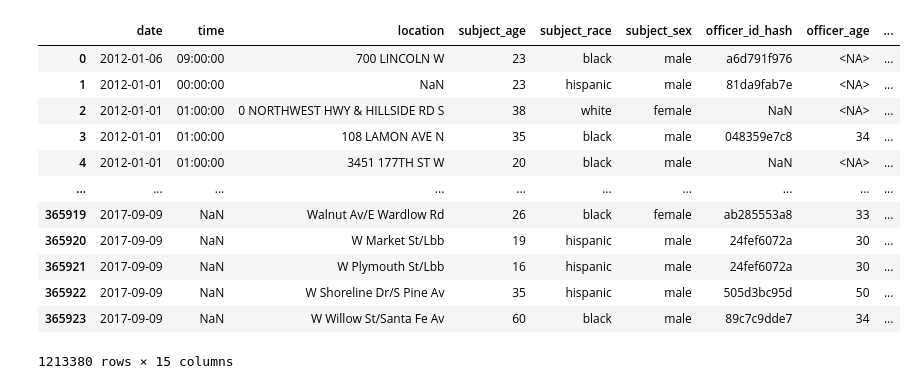
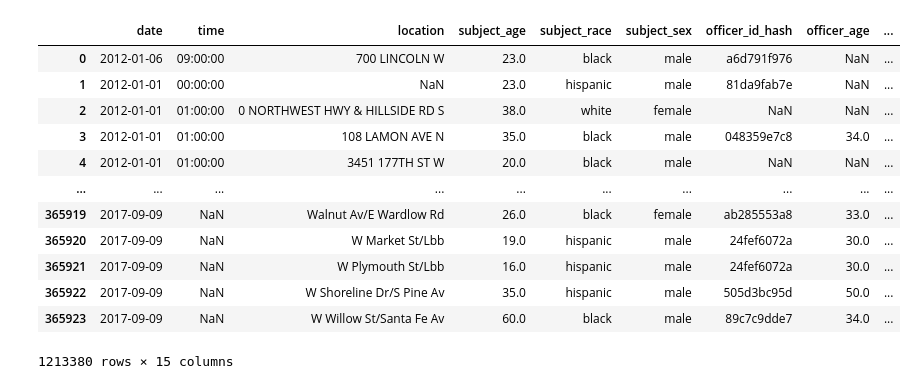
Before and after one commit to epfl-ada/ada-2020-project-milestone-p3-p3_beb, a Jupyter notebook: nb.ipynb, the cells around one changed output. Cells and saved outputs as stored; diff of their text form; code cells hidden in the pictures.

```diff
--- a/nb.ipynb
+++ b/nb.ipynb
@@ -3,29 +3,29 @@ import pandas as pd
 import numpy as np
 # %%
 DATA_FOLDER = 'data/'
-dtypes = {'date': 'str', 'time': 'str', 'location': 'str', 'subject_age': pd.Int32Dtype(), 'subject_race': 'category', 'subject_sex': 'category', 'officer_id_hash': 'str', 'officer_age': pd.Int32Dtype(), 'officer_sex': 'category', 'officer_years_of_service': pd.Int32Dtype(), 'type': 'category', 'violation': 'category', 'arrest_made': 'boolean', 'citation_issued': 'boolean', 'outcome': 'category'}
+dtypes = {'date': 'str', 'time': 'str', 'location': 'str', 'subject_age': 'float32', 'subject_race': 'category', 'subject_sex': 'category', 'officer_id_hash': 'str', 'officer_age': 'float32', 'officer_sex': 'category', 'officer_years_of_service': 'float32', 'type': 'category', 'violation': 'category', 'arrest_made': 'boolean', 'citation_issued': 'boolean', 'outcome': 'category'}
 cols = ['date', 'time', 'location', 'subject_age', 'subject_race', 'subject_sex', 'officer_id_hash', 'officer_age', 'officer_sex', 'officer_years_of_service', 'type', 'violation', 'arrest_made', 'citation_issued', 'outcome']
 
 il_ch = pd.read_csv(DATA_FOLDER + 'yg821jf8611_il_chicago_2020_04_01.csv.zip', usecols=cols, dtype=dtypes)
 fl_sw = pd.read_csv(DATA_FOLDER + 'yg821jf8611_fl_statewide_2020_04_01.csv.zip', usecols=cols, dtype=dtypes, parse_dates=['date'], nrows=1000)
 ca_lb = pd.read_csv(DATA_FOLDER + 'yg821jf8611_ca_long_beach_2020_04_01.csv.zip', usecols=[col for col in cols if col not in ['time', 'arrest_made']], dtype=dtypes)
 all_data = pd.concat([il_ch, fl_sw, ca_lb], axis=0)
 all_data.loc[(all_data.officer_years_of_service > 70) | (all_data.officer_years_of_service < 0), 'officer_years_of_service'] = np.NaN
 all_data.loc[(all_data.subject_age > 100) | (all_data.subject_age < 0), 'subject_age'] = np.NaN
 all_data
 # %% [output]
 |  | date | time | location | subject_age | subject_race | subject_sex | officer_id_hash | officer_age | ... |
-| 0 | 2012-01-06 | 09:00:00 | 700 LINCOLN W | 23 | black | male | a6d791f976 | <NA> | ... |
-| 1 | 2012-01-01 | 00:00:00 | NaN | 23 | hispanic | male | 81da9fab7e | <NA> | ... |
-| 2 | 2012-01-01 | 01:00:00 | 0 NORTHWEST HWY & HILLSIDE RD S | 38 | white | female | NaN | <NA> | ... |
-| 3 | 2012-01-01 | 01:00:00 | 108 LAMON AVE N | 35 | black | male | 048359e7c8 | 34 | ... |
-| 4 | 2012-01-01 | 01:00:00 | 3451 177TH ST W | 20 | black | male | NaN | <NA> | ... |
+| 0 | 2012-01-06 | 09:00:00 | 700 LINCOLN W | 23.0 | black | male | a6d791f976 | NaN | ... |
+| 1 | 2012-01-01 | 00:00:00 | NaN | 23.0 | hispanic | male | 81da9fab7e | NaN | ... |
+| 2 | 2012-01-01 | 01:00:00 | 0 NORTHWEST HWY & HILLSIDE RD S | 38.0 | white | female | NaN | NaN | ... |
+| 3 | 2012-01-01 | 01:00:00 | 108 LAMON AVE N | 35.0 | black | male | 048359e7c8 | 34.0 | ... |
+| 4 | 2012-01-01 | 01:00:00 | 3451 177TH ST W | 20.0 | black | male | NaN | NaN | ... |
 | ... | ... | ... | ... | ... | ... | ... | ... | ... | ... |
-| 365919 | 2017-09-09 | NaN | Walnut Av/E Wardlow Rd | 26 | black | female | ab285553a8 | 33 | ... |
-| 365920 | 2017-09-09 | NaN | W Market St/Lbb | 19 | hispanic | male | 24fef6072a | 30 | ... |
-| 365921 | 2017-09-09 | NaN | W Plymouth St/Lbb | 16 | hispanic | male | 24fef6072a | 30 | ... |
-| 365922 | 2017-09-09 | NaN | W Shoreline Dr/S Pine Av | 35 | hispanic | male | 505d3bc95d | 50 | ... |
-| 365923 | 2017-09-09 | NaN | W Willow St/Santa Fe Av | 60 | black | male | 89c7c9dde7 | 34 | ... |
+| 365919 | 2017-09-09 | NaN | Walnut Av/E Wardlow Rd | 26.0 | black | female | ab285553a8 | 33.0 | ... |
+| 365920 | 2017-09-09 | NaN | W Market St/Lbb | 19.0 | hispanic | male | 24fef6072a | 30.0 | ... |
+| 365921 | 2017-09-09 | NaN | W Plymouth St/Lbb | 16.0 | hispanic | male | 24fef6072a | 30.0 | ... |
+| 365922 | 2017-09-09 | NaN | W Shoreline Dr/S Pine Av | 35.0 | hispanic | male | 505d3bc95d | 50.0 | ... |
+| 365923 | 2017-09-09 | NaN | W Willow St/Santa Fe Av | 60.0 | black | male | 89c7c9dde7 | 34.0 | ... |
 1213380 rows × 15 columns
 # %%
 all_data.hist(column='officer_years_of_service', bins=35, range=[0, 70])
```
Also changed, not shown: parts of 4 cells of this notebook.
